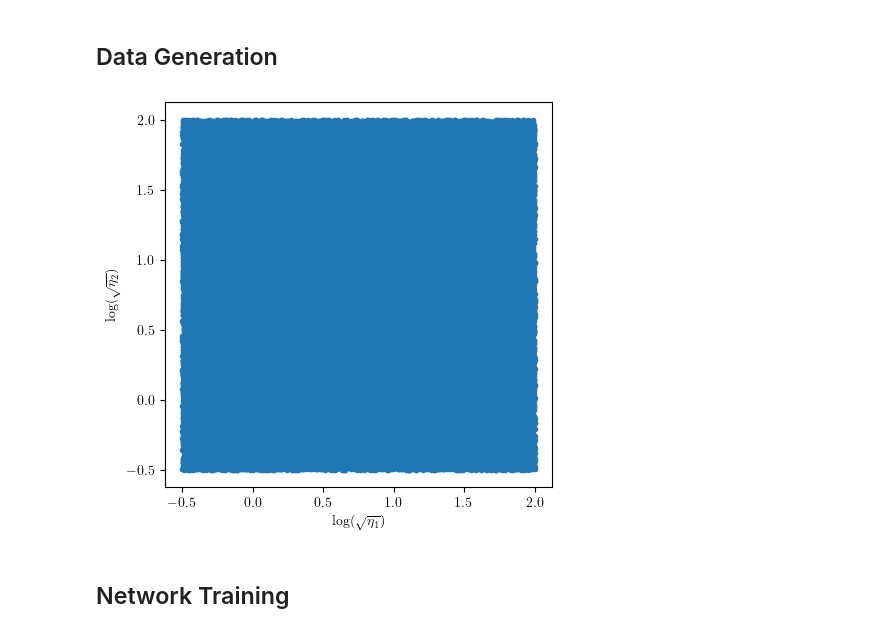
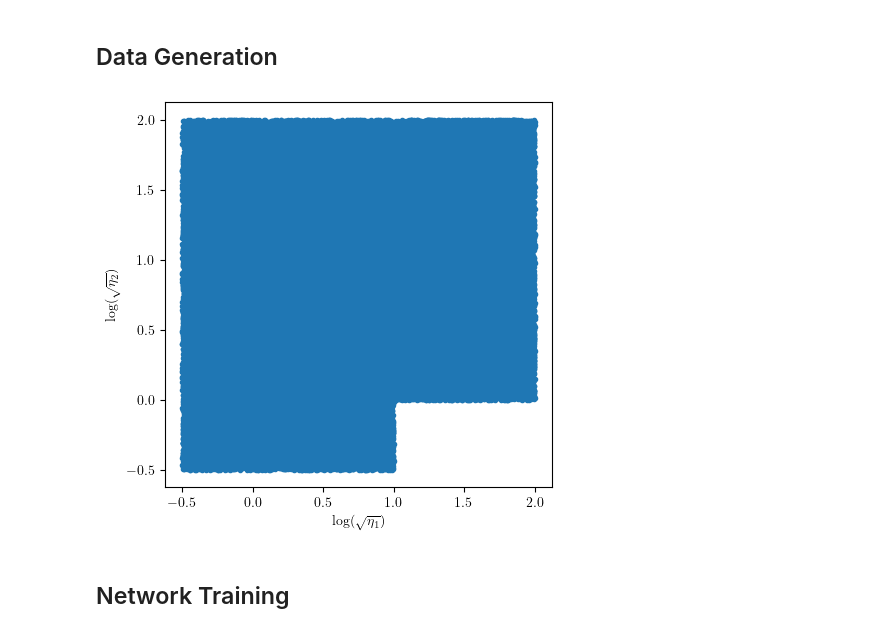
Before and after one commit to Crashprn/UncertaintyQuantification, a Jupyter notebook: Notebooks/Ensemble_Train.ipynb, the cells around one changed output. Saved outputs shown, nothing was run; the diff lists cells and outputs as text; code cells hidden in the pictures.

```diff
--- a/Notebooks/Ensemble_Train.ipynb
+++ b/Notebooks/Ensemble_Train.ipynb
@@ -58,29 +61,29 @@ class RMSELoss(nn.Module):
 # %%
 # Data generators for the different turbulence closures
 SSG_gen = TurbulenceClosureDataGenerator('SSG')
 
 # Defining the ranges for the different scales
 log = (-.5, 2.0)
 
 # Defining whether to exclude certain areas of the data
-exclude_area = False
+exclude_area = True
 include_area = False
 drop_eta_1 = False
 drop_eta_2 = False
 add_noise = False
 
 # Defining area to exclude datapoints
-eta_1_range = (10**np.array([-.3, 0.0]))**2
-eta_2_range = (10**np.array([-.3, 0.0]))**2
+eta_1_range = np.array([1.0, 2.0])
+eta_2_range = np.array([-.5, 0.0])
 
-etas_train, gs_train = generate_log_data(SSG_gen, log, 80_000, shuffle=True, gen_type="All")
+etas_train, gs_train = generate_log_data(SSG_gen, log, 80_000, shuffle=True, gen_type="exclude_area", eta_1_range=eta_1_range, eta_2_range=eta_2_range)
 
 etas_test, gs_test = generate_log_data(SSG_gen, log, 40_000, shuffle=True, gen_type="All")
 
 if not drop_eta_1 and not drop_eta_2:
     plot_data_generation_diff(etas_train)
 # %% [output]
-[figure, old version]
+[figure, new version]
 # %%
 x_scaler = CustomScalerX().fit(etas_train)
 y_scaler = CustomScalerY().fit(gs_train)
```
Also changed, not shown: parts of 6 cells of this notebook, 2 other files.
